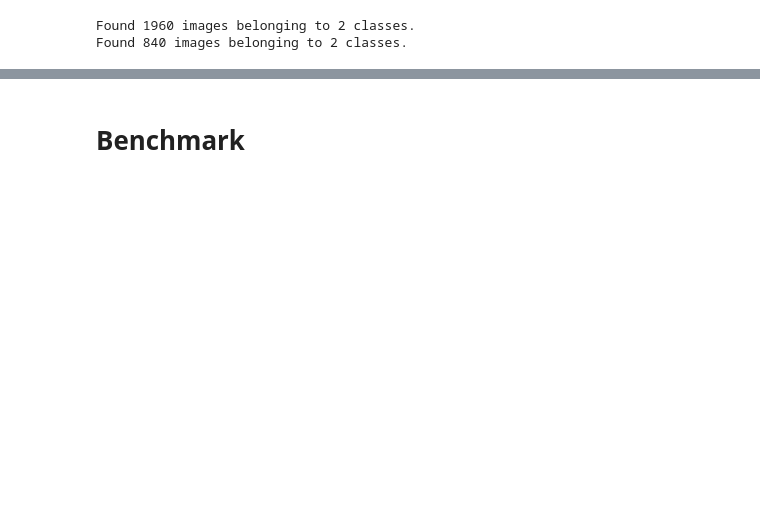
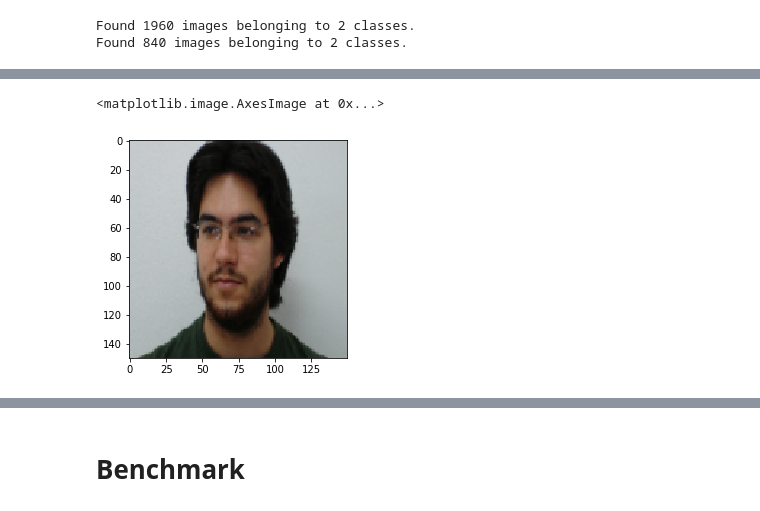
Before and after one commit to kaichimomose/Face-Detection, a Jupyter notebook: face_detection/Male_Female_Recognition.ipynb, the cells around one changed output, grey strips where cells are left out. Cells and saved outputs as stored; diff of their text form; code cells hidden in the pictures; blank space fills up the shorter version.

```diff
--- a/face_detection/Male_Female_Recognition.ipynb
+++ b/face_detection/Male_Female_Recognition.ipynb
@@ -60,0 +83,5 @@ Found 840 images belonging to 2 classes.
+# %%
+plt.imshow(train_generator[0][0][0])
+# %% [output]
+<matplotlib.image.AxesImage at 0x...>
+[figure, added]
```
Also changed, not shown: parts of 8 cells of this notebook, 9 other files.
